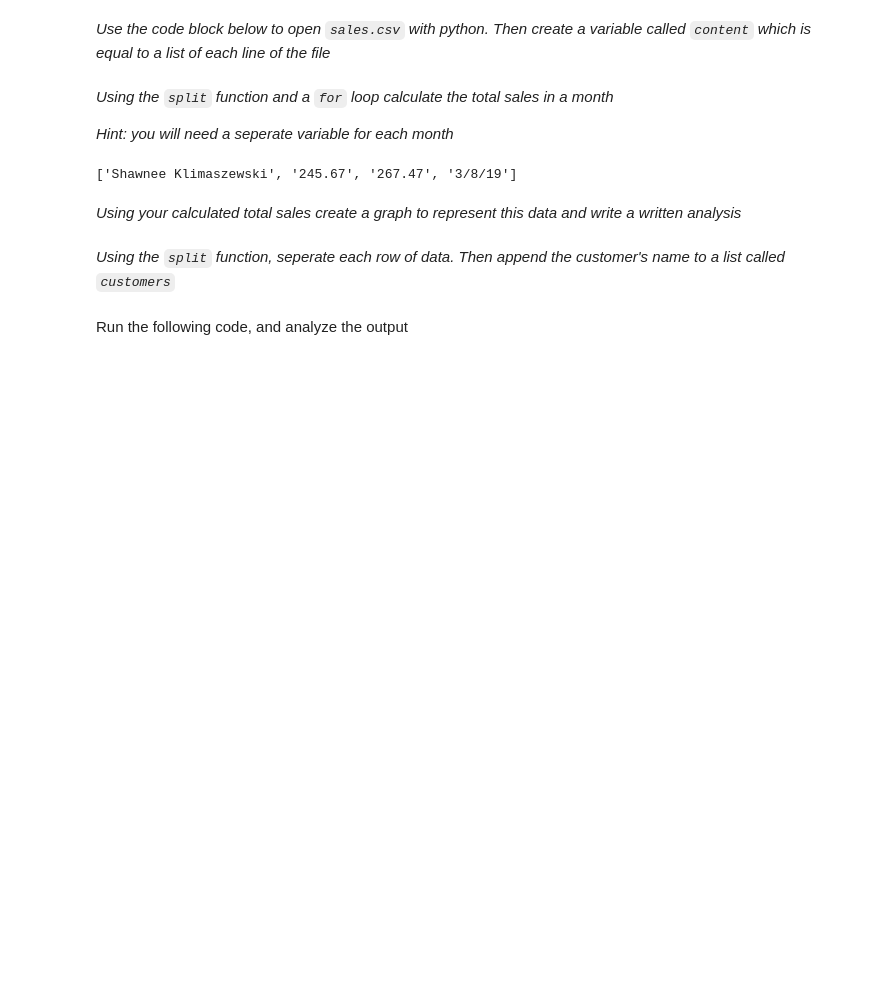
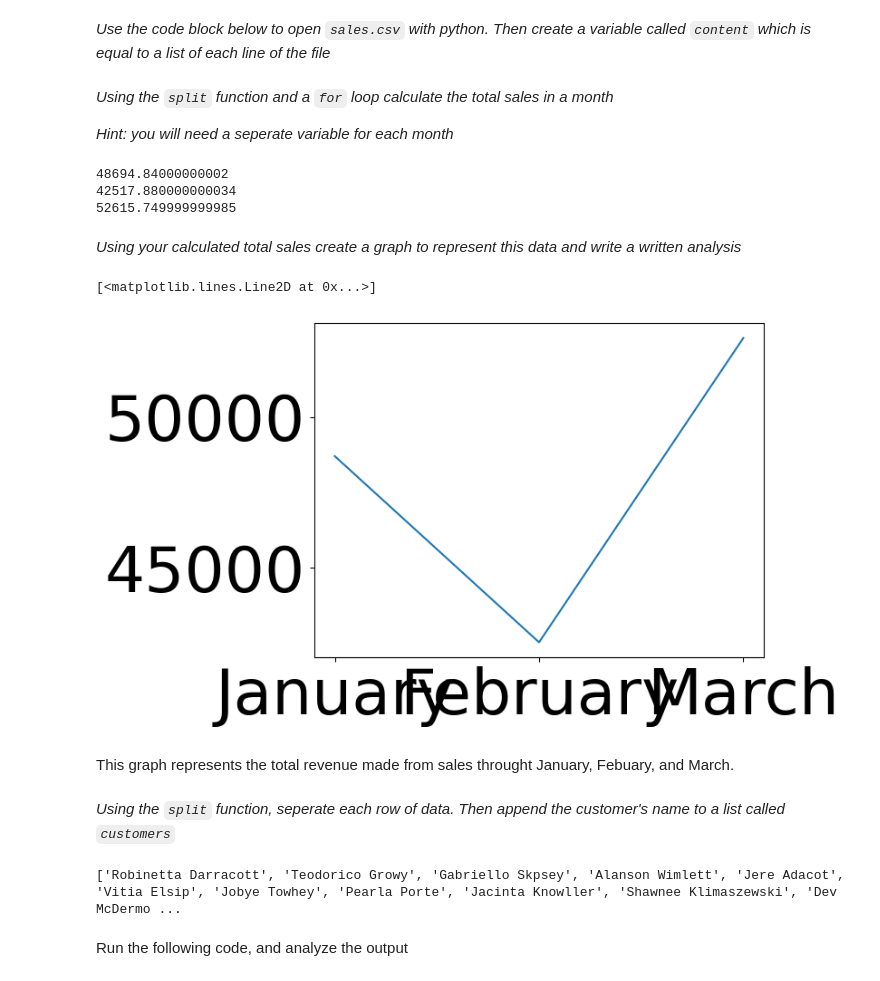
Before and after one commit to Nakuziri/Unit2DataScience, a Jupyter notebook: splitting_data_real.ipynb, the cells around one changed output. Drawn from its saved outputs; the diff is of its cells as text; code cells hidden in the pictures; blank space fills up the shorter version.

Commit message:
Finished splitting data ^_^

```diff
--- a/splitting_data_real.ipynb
+++ b/splitting_data_real.ipynb
@@ -37,29 +37,70 @@ with open('sales.csv') as sales :
 *Using the `split` function and a `for` loop calculate the total sales in a month*
 
 *Hint: you will need a seperate variable for each month*
-# %%
-January = 0
-Febuary = 0
-March = 0
-April = 0
-May = 0
-June = 0
-July = 0
-August = 0
-September = 0
-October = 0
-November = 0
-December = 0
-
-for a in content :
-    y = a.split(',')
-print(y)
-# %% [output]
-['Shawnee Klimaszewski', '245.67', '267.47', '3/8/19']
+# %%
+#Setting variables for the first 3 months
+January = 0
+Febuary = 0
+March = 0
+
+#Deletes objects in the desired index of the list
+del(content[0])
+
+#for loop to read each item in content
+for a in content :
+    #variable assinged to the splitted list outcome of content
+    Lst = a.split(',')
+    #Choosing the specific index of list to assert cost segment
+    cost = Lst[2]
+    #Setting a dete segment with the index 3 of the list
+    date = Lst[3]
+    #splits date to seperate month, date, and year.
+    Lst = date.split('/')
+    #if statements to add cost for revenue to each month
+    #Checkes the number of the month to see which one to add cost to
+    if Lst[0] == '1':
+        January += float(cost)
+    elif Lst[0] == '2' :
+        Febuary += float(cost)
+    elif Lst[0] == '3' :
+        March += float(cost)
+#Prints outcome
+print(January)
+print(Febuary)
+print(March)
+# %% [output]
+48694.84000000002
+42517.880000000034
+52615.749999999985
 # %% [markdown]
 *Using your calculated total sales create a graph to represent this data and write a written analysis*
+# %%
+#Imports pyplot submodule in matplotlib
+import matplotlib.pyplot as plt
+#Creates a line graph that represents the revenue made per month
+plt.plot(["January","February","March"],[January,Febuary,March])
+# %% [output]
+[<matplotlib.lines.Line2D at 0x...>]
+[figure, added]
+# %% [markdown]
+This graph represents the total revenue made from sales throught January, Febuary, and March.
 # %% [markdown]
 *Using the `split` function, seperate each row of data. Then append the customer's name to a list called `customers`*
+# %%
+#empty list variable
+customers = []
+#for loop to go through content variable
+for x in content:
+    #holds result of x splitting the content variable
+    CustomerList = x.split(',')
+    #append adds split value to customers
+    customers.append(CustomerList[0])
+#deletes desired index segment
+del(customers[0])
+#prints outcome
+print(customers)
+# %% [output]
+['Robinetta Darracott', 'Teodorico Growy', 'Gabriello Skpsey', 'Alanson Wimlett', 'Jere Adacot', 'Vitia Elsip', 'Jobye Towhey', 'Pearla Porte', 'Jacinta Knowller', 'Shawnee Klimaszewski', 'Dev McDermo ...
 # %% [markdown]
 Run the following code, and analyze the output
 # %%
```
Also changed, not shown: parts of 3 cells of this notebook.
